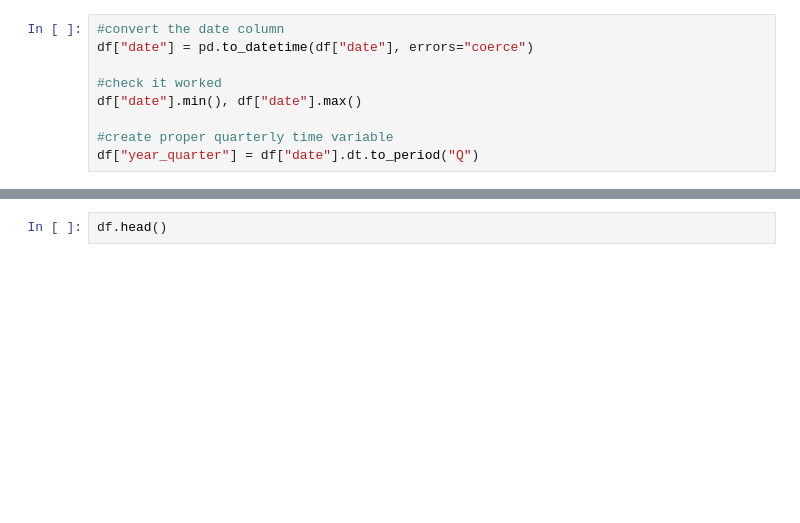
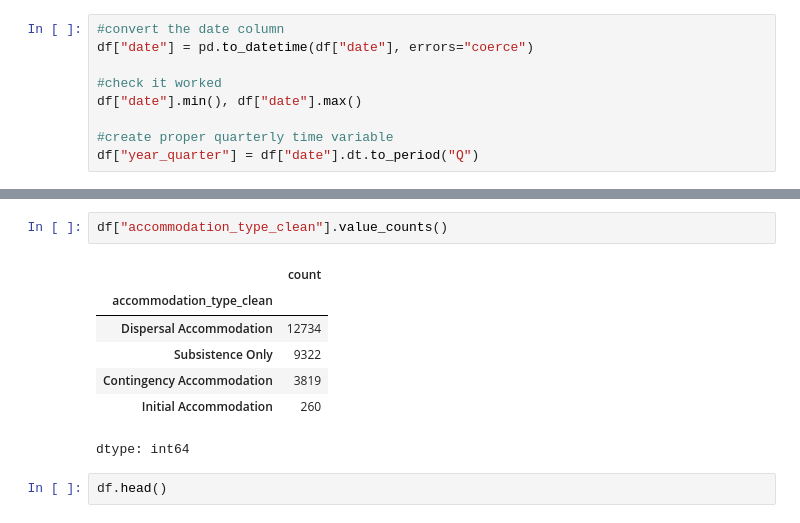
Before and after one commit to awenroberts/QM2-Project, a Jupyter notebook: COPY_asylum_seekers_receiving_support_data.ipynb, the cells around one changed output, grey strips where cells are left out. Saved outputs shown, nothing was run; the diff lists cells and outputs as text; blank space fills up the shorter version.

```diff
--- a/COPY_asylum_seekers_receiving_support_data.ipynb
+++ b/COPY_asylum_seekers_receiving_support_data.ipynb
@@ -156,3 +119,13 @@ dtype: int64
+# %%
+df["accommodation_type_clean"].value_counts()
+# %% [output]
+|  | count |
+| accommodation_type_clean |  |
+| Dispersal Accommodation | 12734 |
+| Subsistence Only | 9322 |
+| Contingency Accommodation | 3819 |
+| Initial Accommodation | 260 |
+dtype: int64
 # %%
 df.head()
 # %% [output]
```
Also changed, not shown: parts of 20 cells of this notebook.
